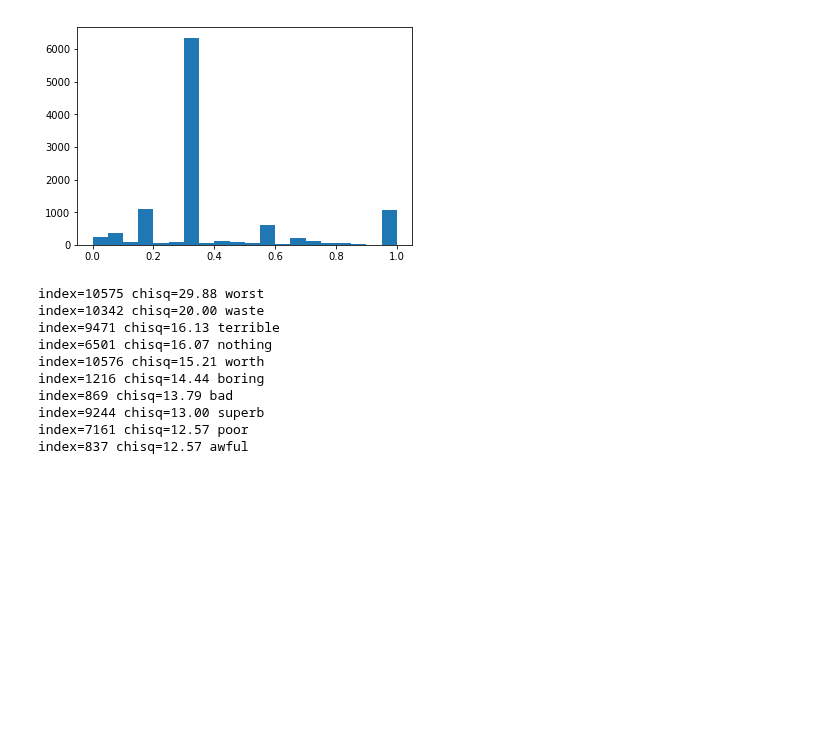
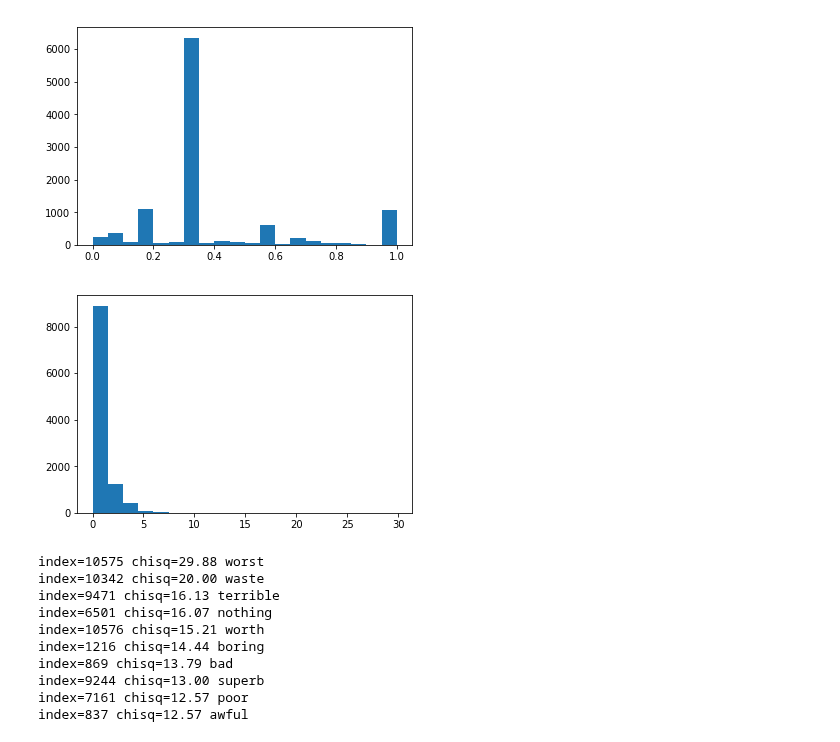
Before and after one commit to iit-cs579/main, a Jupyter notebook: lec/l15/l15.ipynb, the cells around one changed output. Saved outputs shown, nothing was run; the diff lists cells and outputs as text; code cells hidden in the pictures; blank space fills up the shorter version.

```diff
--- a/lec/l15/l15.ipynb
+++ b/lec/l15/l15.ipynb
@@ -658,6 +662,12 @@ plt.hist(pvals, bins=20)
 plt.show()
 # %% [output]
 [figure]
+# %%
+plt.figure()
+plt.hist(chi, bins=20)
+plt.show()
+# %% [output]
+[figure, added]
 # %%
 feats = vec.get_feature_names()
 # Top chi-sq terms:
```
Also changed, not shown: parts of 1 cell of this notebook.
